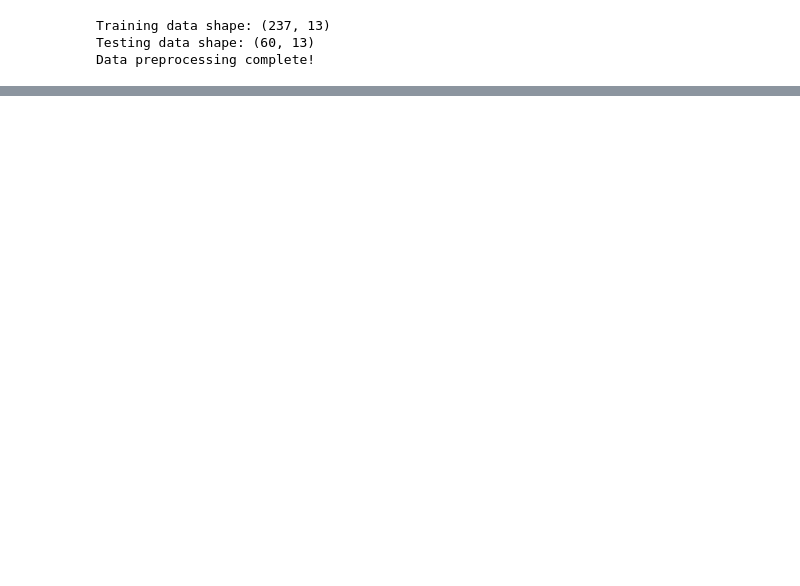
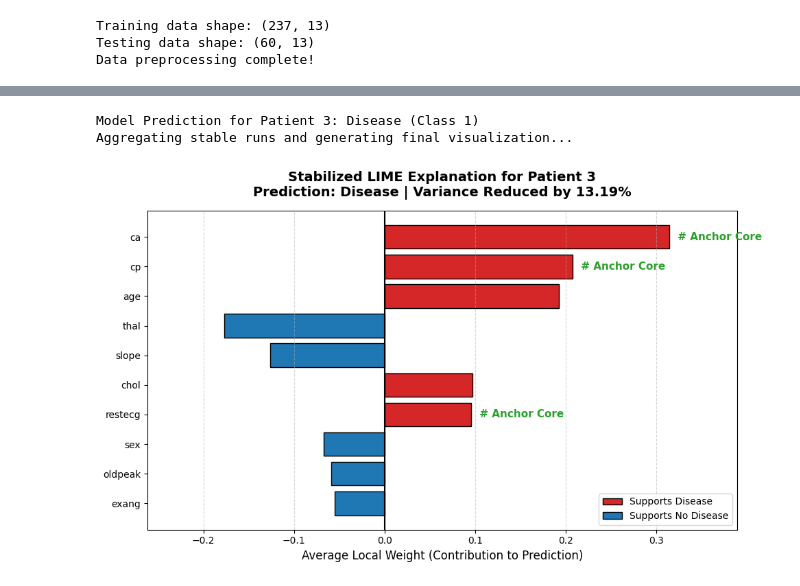
Before and after one commit to Sathwikaaaa1/lime-anchor-stability, a Jupyter notebook: xai_pipeline.ipynb, the cells around one changed output, grey strips where cells are left out. Drawn from its saved outputs; the diff is of its cells as text; code cells hidden in the pictures; blank space fills up the shorter version.

Commit message:
implement adaptive noise penalization, final visualizations, and TabNet comparison

```diff
--- a/xai_pipeline.ipynb
+++ b/xai_pipeline.ipynb
@@ -71,12 +71,12 @@ rf_f1 = f1_score(y_test, rf_preds)
 xgb_acc = accuracy_score(y_test, xgb_preds)
 xgb_f1 = f1_score(y_test, xgb_preds)
 
-print("\n--- Model Evaluation ---")
+print("\n Model Evaluation ")
 print(f"Random Forest -> Accuracy: {rf_acc:.4f} | F1-Score: {rf_f1:.4f}")
 print(f"XGBoost       -> Accuracy: {xgb_acc:.4f} | F1-Score: {xgb_f1:.4f}")
 
 # Let's use the Random Forest for the upcoming explanation step.
-black_box_model = rf_model
+black_box_model = xgb_model
 # %% [output]
 Training models...
 
@@ -95,7 +92,7 @@ import warnings
 warnings.filterwarnings('ignore')
 
 # 1. Select the patient instance
-patient_idx = 0
+patient_idx = 3
 instance = X_test_scaled.iloc[patient_idx].values
 feature_names = X.columns.tolist()
 
@@ -241,7 +238,7 @@ for run_weights in all_runs_weights:
 scored_runs.sort(key=lambda x: x['noise_score'])
 
 # 4. Keep the Top 50% cleanest runs
-num_to_keep = len(all_runs_weights) // 2
+num_to_keep = len(all_runs_weights) // 2 + 1
 stable_lime_runs = [item['weights'] for item in scored_runs[:num_to_keep]]
 
 print(f"--- Filter Results ---")
@@ -478,0 +327,62 @@ Aggregating stable runs and generating final visualization...
+# %%
+import matplotlib.pyplot as plt
+import numpy as np
+import pandas as pd
+
+# --- GET THE PREDICTION ---
+# Grab the numerical prediction and translate it to a readable label
+pred_class = int(black_box_model.predict(instance.reshape(1, -1))[0])
+pred_label = "Disease" if pred_class == 1 else "No Disease"
+
+print(f"Model Prediction for Patient {patient_idx}: {pred_label} (Class {pred_class})")
+print("Aggregating stable runs and generating final visualization...\n")
+
+# 1. Calculate Average Weights
+df_final = pd.DataFrame(stable_lime_runs)
+df_final.fillna(0, inplace=True)
+
+final_weights = df_final.mean()
+final_weights = final_weights.reindex(final_weights.abs().sort_values(ascending=True).index).tail(10)
+
+# 2. Setup the Plot
+fig, ax = plt.subplots(figsize=(10, 6))
+
+colors = ['#d62728' if val > 0 else '#1f77b4' for val in final_weights.values]
+bars = ax.barh(final_weights.index, final_weights.values, color=colors, edgecolor='black')
+
+# Add breathing room on the left side so the text doesn't get squished
+xmin, xmax = ax.get_xlim()
+ax.set_xlim(xmin * 1.3, xmax + 0.05)
+
+# 3. Add "Anchor" Annotations
+for bar, feature in zip(bars, final_weights.index):
+    if feature in anchor_features:
+        x_offset = 0.005 if bar.get_width() > 0 else -0.005
+        ha_align = 'left' if bar.get_width() > 0 else 'right'
+
+        ax.text(bar.get_width() + x_offset, bar.get_y() + bar.get_height()/2,
+                ' # Anchor Core', va='center', ha=ha_align,
+                fontweight='bold', color='#2ca02c', fontsize=11)
+
+# 4. Formatting
+ax.set_xlabel('Average Local Weight (Contribution to Prediction)', fontsize=12)
+
+# --- ADD PREDICTION TO TITLE ---
+ax.set_title(f'Stabilized LIME Explanation for Patient {patient_idx}\n'
+             f'Prediction: {pred_label} | Variance Reduced by {reduction:.2f}%',
+             fontsize=14, fontweight='bold', pad=15)
+
+ax.axvline(0, color='black', linewidth=1.5)
+ax.grid(axis='x', linestyle='--', alpha=0.5)
+
+from matplotlib.patches import Patch
+legend_elements = [Patch(facecolor='#d62728', edgecolor='black', label='Supports Disease'),
+                   Patch(facecolor='#1f77b4', edgecolor='black', label='Supports No Disease')]
+ax.legend(handles=legend_elements, loc='lower right')
+
+plt.tight_layout()
+plt.show()
+# %% [output]
+Model Prediction for Patient 3: Disease (Class 1)
+Aggregating stable runs and generating final visualization...
+[figure, added]
```
Also changed, not shown: parts of 14 cells of this notebook.
